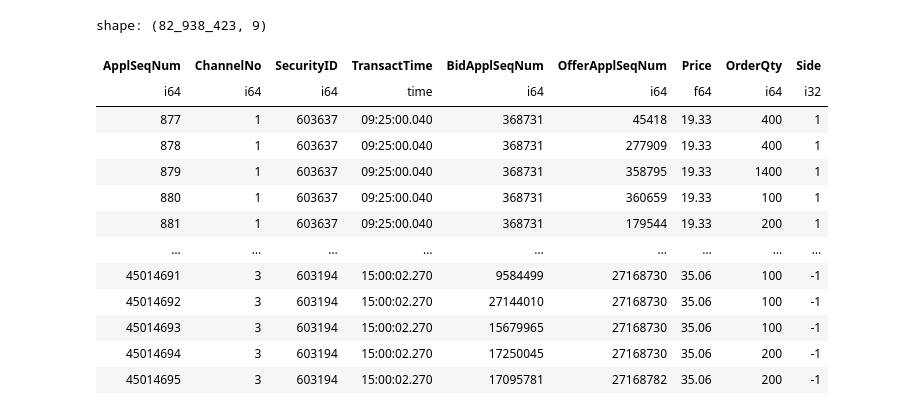
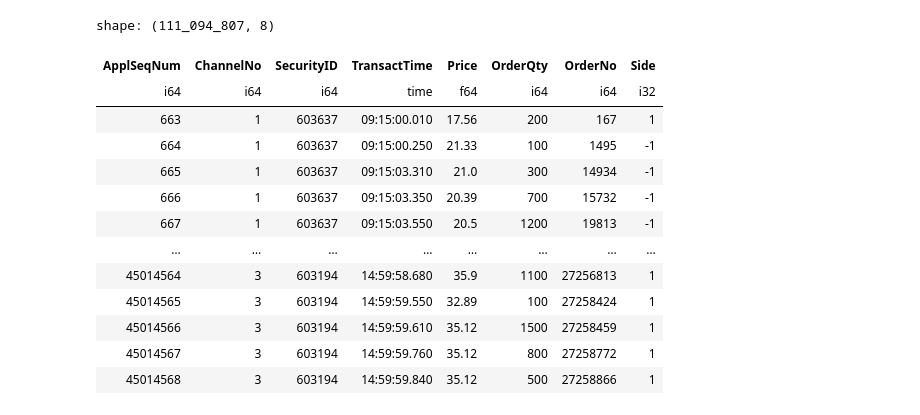
Before and after one commit to Xujy424/research2workflow, a Jupyter notebook: v2/dataloader/preproces_l2data.ipynb, the cells around one changed output. Cells and saved outputs as stored; diff of their text form; code cells hidden in the pictures.

```diff
--- a/v2/dataloader/preproces_l2data.ipynb
+++ b/v2/dataloader/preproces_l2data.ipynb
@@ -80,23 +67,24 @@ shape: (251_904_627, 9)
 | 46340826 | 5 | 563900 | 15:05:01.010 | "S" | 0 | 0 | 0.0 | 0 |
 | 46340827 | 5 | 603202 | 15:05:01.010 | "S" | 0 | 0 | 0.0 | 0 |
 | 46340828 | 5 | 563780 | 15:05:01.010 | "S" | 0 | 0 | 0.0 | 0 |
-# %%
-shcj = sh.filter(pl.col('Type')=='T').with_columns([
-    pl.when(pl.col('BidApplSeqNum')>pl.col('OfferApplSeqNum')).then(pl.lit(1)).otherwise(pl.lit(-1)).alias('Side'),
-]).drop('Type')
-shcj
-# %% [output]
-shape: (82_938_423, 9)
-| ApplSeqNum | ChannelNo | SecurityID | TransactTime | BidApplSeqNum | OfferApplSeqNum | Price | OrderQty | Side |
-| i64 | i64 | i64 | time | i64 | i64 | f64 | i64 | i32 |
-| 877 | 1 | 603637 | 09:25:00.040 | 368731 | 45418 | 19.33 | 400 | 1 |
-| 878 | 1 | 603637 | 09:25:00.040 | 368731 | 277909 | 19.33 | 400 | 1 |
-| 879 | 1 | 603637 | 09:25:00.040 | 368731 | 358795 | 19.33 | 1400 | 1 |
-| 880 | 1 | 603637 | 09:25:00.040 | 368731 | 360659 | 19.33 | 100 | 1 |
-| 881 | 1 | 603637 | 09:25:00.040 | 368731 | 179544 | 19.33 | 200 | 1 |
-| … | … | … | … | … | … | … | … | … |
-| 45014691 | 3 | 603194 | 15:00:02.270 | 9584499 | 27168730 | 35.06 | 100 | -1 |
-| 45014692 | 3 | 603194 | 15:00:02.270 | 27144010 | 27168730 | 35.06 | 100 | -1 |
-| 45014693 | 3 | 603194 | 15:00:02.270 | 15679965 | 27168730 | 35.06 | 100 | -1 |
-| 45014694 | 3 | 603194 | 15:00:02.270 | 17250045 | 27168730 | 35.06 | 200 | -1 |
-| 45014695 | 3 | 603194 | 15:00:02.270 | 17095781 | 27168782 | 35.06 | 200 | -1 |
+# %%
+shwt_added = sh.filter(pl.col('Type')=='A').drop('Type').with_columns([
+    pl.when(pl.col('BuyOrderNO')!=0).then(pl.col('BuyOrderNO')).otherwise(pl.col('SellOrderNO')).alias('OrderNo'),
+    pl.when(pl.col('BuyOrderNO')!=0).then(pl.lit(1)).otherwise(pl.lit(-1)).alias('Side'),
+]).drop(['BuyOrderNO','SellOrderNO'])
+shwt_added
+# %% [output]
+shape: (111_094_807, 8)
+| ApplSeqNum | ChannelNo | SecurityID | TransactTime | Price | OrderQty | OrderNo | Side |
+| i64 | i64 | i64 | time | f64 | i64 | i64 | i32 |
+| 663 | 1 | 603637 | 09:15:00.010 | 17.56 | 200 | 167 | 1 |
+| 664 | 1 | 603637 | 09:15:00.250 | 21.33 | 100 | 1495 | -1 |
+| 665 | 1 | 603637 | 09:15:03.310 | 21.0 | 300 | 14934 | -1 |
+| 666 | 1 | 603637 | 09:15:03.350 | 20.39 | 700 | 15732 | -1 |
+| 667 | 1 | 603637 | 09:15:03.550 | 20.5 | 1200 | 19813 | -1 |
+| … | … | … | … | … | … | … | … |
+| 45014564 | 3 | 603194 | 14:59:58.680 | 35.9 | 1100 | 27256813 | 1 |
+| 45014565 | 3 | 603194 | 14:59:59.550 | 32.89 | 100 | 27258424 | 1 |
+| 45014566 | 3 | 603194 | 14:59:59.610 | 35.12 | 1500 | 27258459 | 1 |
+| 45014567 | 3 | 603194 | 14:59:59.760 | 35.12 | 800 | 27258772 | 1 |
+| 45014568 | 3 | 603194 | 14:59:59.840 | 35.12 | 500 | 27258866 | 1 |
```
Also changed, not shown: parts of 30 cells of this notebook, 1 other file.
